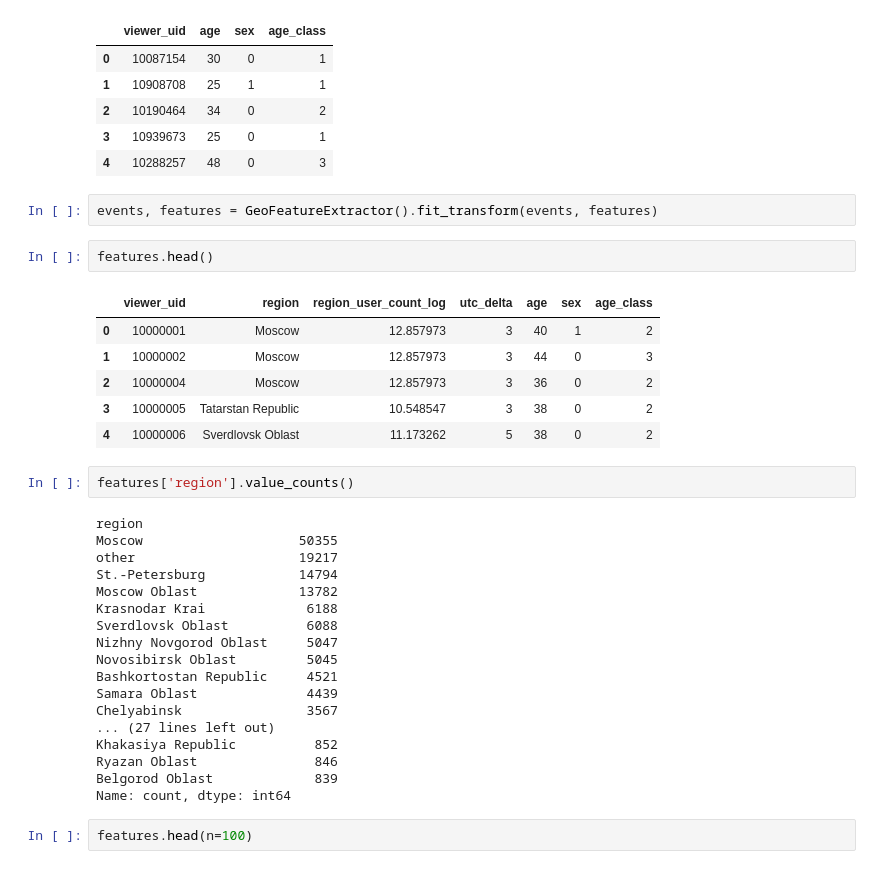
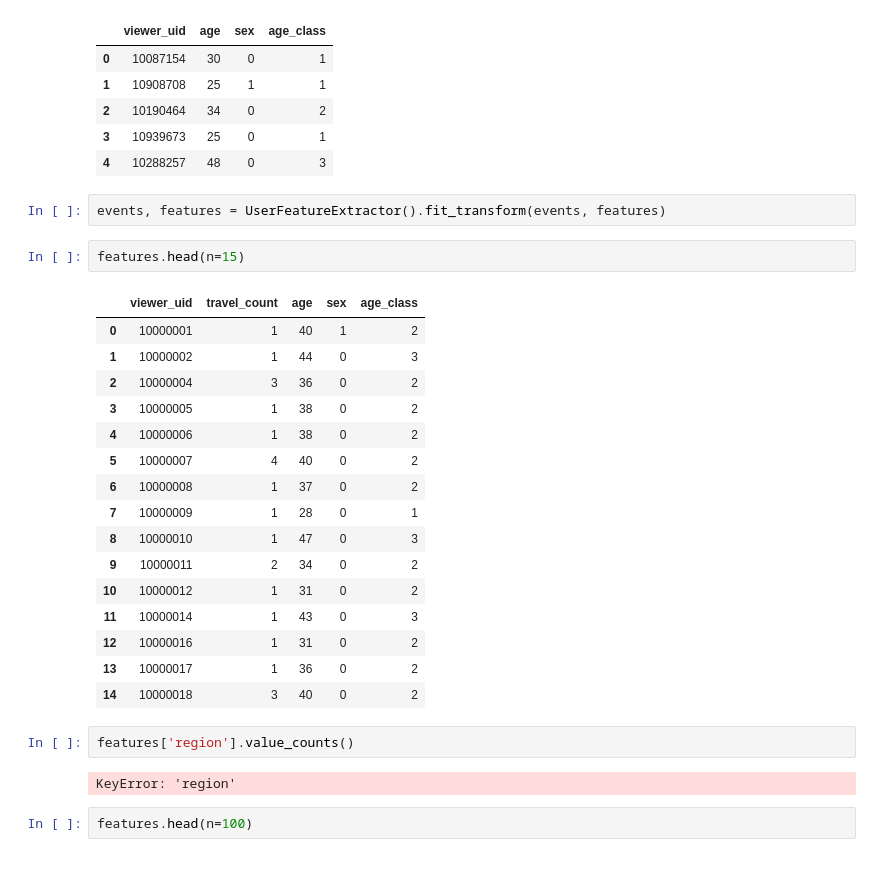
Before and after one commit to Paspasuy/SocDemPrediction, a Jupyter notebook: personal/paspasuy/baseline_socdem.ipynb, the cells around one changed output. Saved outputs shown, nothing was run; the diff lists cells and outputs as text.

```diff
--- a/personal/paspasuy/baseline_socdem.ipynb
+++ b/personal/paspasuy/baseline_socdem.ipynb
@@ -49,36 +49,30 @@ features.head()
 | 3 | 10939673 | 25 | 0 | 1 |
 | 4 | 10288257 | 48 | 0 | 3 |
 # %%
-events, features = GeoFeatureExtractor().fit_transform(events, features)
+events, features = UserFeatureExtractor().fit_transform(events, features)
 # %%
-features.head()
+features.head(n=15)
 # %% [output]
-|  | viewer_uid | region | region_user_count_log | utc_delta | age | sex | age_class |
-| 0 | 10000001 | Moscow | 12.857973 | 3 | 40 | 1 | 2 |
-| 1 | 10000002 | Moscow | 12.857973 | 3 | 44 | 0 | 3 |
-| 2 | 10000004 | Moscow | 12.857973 | 3 | 36 | 0 | 2 |
-| 3 | 10000005 | Tatarstan Republic | 10.548547 | 3 | 38 | 0 | 2 |
-| 4 | 10000006 | Sverdlovsk Oblast | 11.173262 | 5 | 38 | 0 | 2 |
+|  | viewer_uid | travel_count | age | sex | age_class |
+| 0 | 10000001 | 1 | 40 | 1 | 2 |
+| 1 | 10000002 | 1 | 44 | 0 | 3 |
+| 2 | 10000004 | 3 | 36 | 0 | 2 |
+| 3 | 10000005 | 1 | 38 | 0 | 2 |
+| 4 | 10000006 | 1 | 38 | 0 | 2 |
+| 5 | 10000007 | 4 | 40 | 0 | 2 |
+| 6 | 10000008 | 1 | 37 | 0 | 2 |
+| 7 | 10000009 | 1 | 28 | 0 | 1 |
+| 8 | 10000010 | 1 | 47 | 0 | 3 |
+| 9 | 10000011 | 2 | 34 | 0 | 2 |
+| 10 | 10000012 | 1 | 31 | 0 | 2 |
+| 11 | 10000014 | 1 | 43 | 0 | 3 |
+| 12 | 10000016 | 1 | 31 | 0 | 2 |
+| 13 | 10000017 | 1 | 36 | 0 | 2 |
+| 14 | 10000018 | 3 | 40 | 0 | 2 |
 # %%
 features['region'].value_counts()
 # %% [output]
-region
-Moscow                    50355
-other                     19217
-St.-Petersburg            14794
-Moscow Oblast             13782
-Krasnodar Krai             6188
-Sverdlovsk Oblast          6088
-Nizhny Novgorod Oblast     5047
-Novosibirsk Oblast         5045
-Bashkortostan Republic     4521
-Samara Oblast              4439
-Chelyabinsk                3567
-... (27 lines left out)
-Khakasiya Republic          852
-Ryazan Oblast               846
-Belgorod Oblast             839
-Name: count, dtype: int64
+KeyError: 'region'
 # %%
 features.head(n=100)
 # %% [output]
```
Also changed, not shown: 1 other file.
